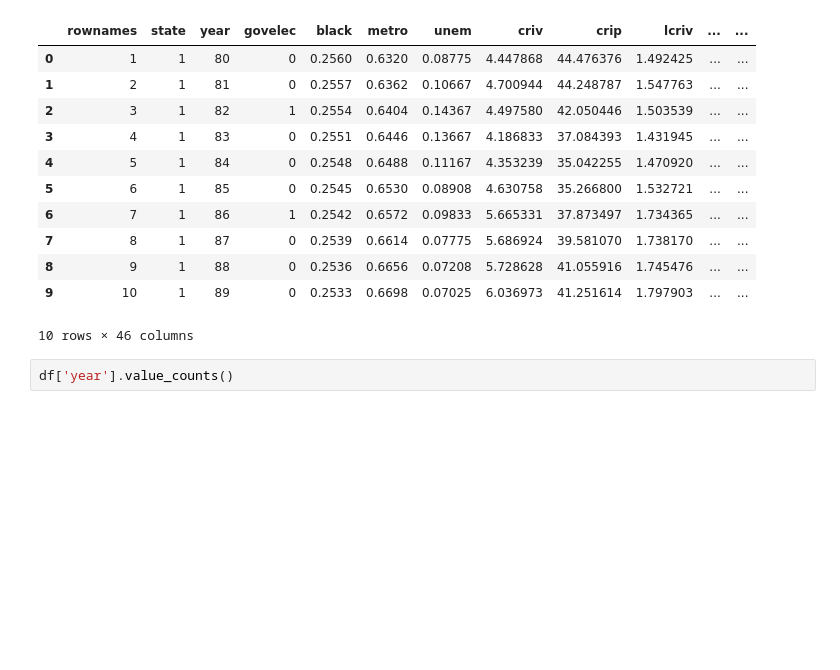
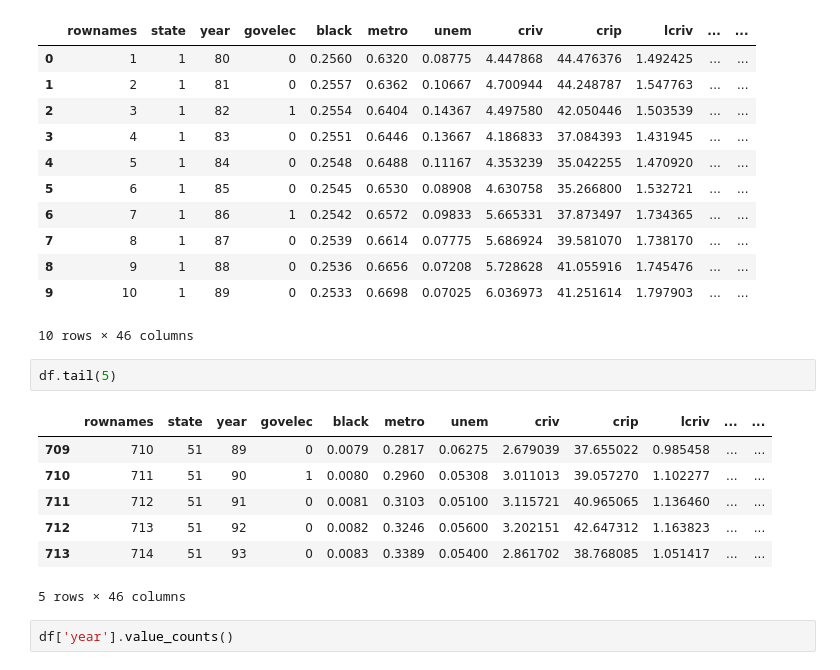
Before and after one commit to midhun2708/EDA-Th, a Jupyter notebook: 21BDS0063.ipynb, the cells around one changed output. Drawn from its saved outputs; the diff is of its cells as text; blank space fills up the shorter version.

```diff
--- a/21BDS0063.ipynb
+++ b/21BDS0063.ipynb
@@ -19,6 +21,16 @@ df.head(10)
 | 8 | 9 | 1 | 88 | 0 | 0.2536 | 0.6656 | 0.07208 | 5.728628 | 41.055916 | 1.745476 | ... | ... |
 | 9 | 10 | 1 | 89 | 0 | 0.2533 | 0.6698 | 0.07025 | 6.036973 | 41.251614 | 1.797903 | ... | ... |
 10 rows × 46 columns
+# %%
+df.tail(5)
+# %% [output]
+|  | rownames | state | year | govelec | black | metro | unem | criv | crip | lcriv | ... | ... |
+| 709 | 710 | 51 | 89 | 0 | 0.0079 | 0.2817 | 0.06275 | 2.679039 | 37.655022 | 0.985458 | ... | ... |
+| 710 | 711 | 51 | 90 | 1 | 0.0080 | 0.2960 | 0.05308 | 3.011013 | 39.057270 | 1.102277 | ... | ... |
+| 711 | 712 | 51 | 91 | 0 | 0.0081 | 0.3103 | 0.05100 | 3.115721 | 40.965065 | 1.136460 | ... | ... |
+| 712 | 713 | 51 | 92 | 0 | 0.0082 | 0.3246 | 0.05600 | 3.202151 | 42.647312 | 1.163823 | ... | ... |
+| 713 | 714 | 51 | 93 | 0 | 0.0083 | 0.3389 | 0.05400 | 2.861702 | 38.768085 | 1.051417 | ... | ... |
+5 rows × 46 columns
 # %%
 df['year'].value_counts()
 # %% [output]
```
Also changed, not shown: parts of 10 cells of this notebook.
